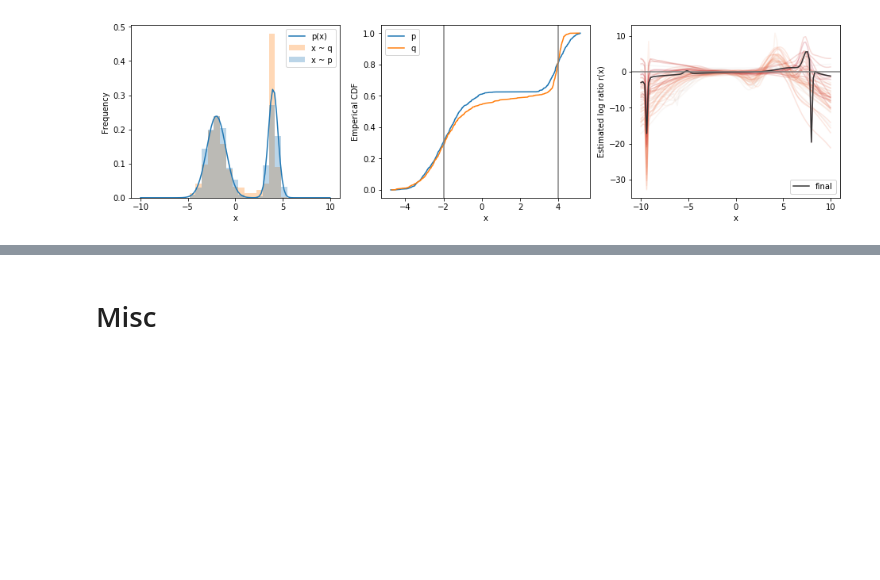
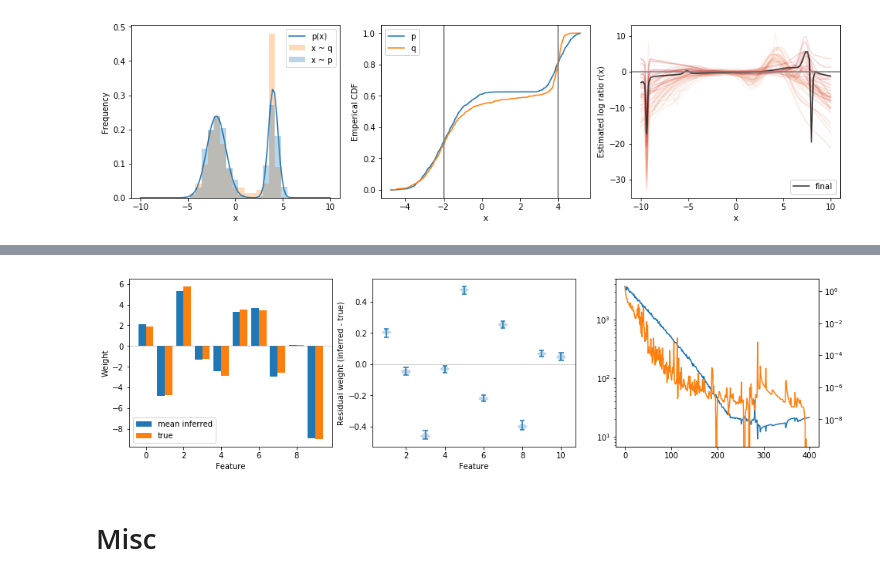
Before and after one commit to chmp/misc-exp, a Jupyter notebook: BuildingBlocks/ImplicitVariationalInference.ipynb, the cells around one changed output, grey strips where cells are left out. Saved outputs shown, nothing was run; the diff lists cells and outputs as text; code cells hidden in the pictures; blank space fills up the shorter version.

```diff
--- a/BuildingBlocks/ImplicitVariationalInference.ipynb
+++ b/BuildingBlocks/ImplicitVariationalInference.ipynb
@@ -243,3 +358,46 @@ pass
+# %%
+losses = []
+with tf.Session() as sess:
+    sess.run(tf.global_variables_initializer())
+
+    for iteration in tqdm(range(20_000)):
+        sess.run([train_r_])
+        sess.run(train_q_, {y_: y, x_: x})
+
+        if iteration % 50 == 0:
+            _, kl_loss, ratio_loss = sess.run([
+                tf.verify_tensor_all_finite(z_, 'nans detected'), kl_loss_, ratio_loss_
+            ], {y_: y, x_: x})
+
+            losses.append((kl_loss, ratio_loss))
+
+    z = sess.run(z_)
+# %%
+c0, c1 = get_color_cycle(2)
+losses = np.asarray(losses)
+
+plt.figure(figsize=(16, 4))
+plt.subplot(1, 3, 1)
+plt.bar(np.arange(n_features) - 0.2, np.mean(z, axis=0), width=0.4, label='mean inferred')
+plt.bar(np.arange(n_features) + 0.2, w, width=0.4, label='true')
+plt.axhline(y=0, color='0.5', alpha=0.5, lw=0.75)
+mpl_set(legend=True, xlabel='Feature', ylabel='Weight')
+
+plt.subplot(1, 3, 2)
+plt.violinplot(z - w[None, :])
+plt.axhline(y=0, color='0.5', alpha=0.5, lw=0.75)
+mpl_set(xlabel='Feature', ylabel='Residual weight (inferred - true)')
+
+plt.subplot(1, 3, 3)
+plt.plot(losses[:, 0], color=c0)
+plt.yscale('log')
+plt.twinx()
+plt.plot(losses[:, 1], color=c1)
+plt.yscale('log')
+
+pass
+# %% [output]
+[figure, added]
 # %% [markdown]
 # Misc
 # %%
```
Also changed, not shown: parts of 8 cells of this notebook, 2 other files.
